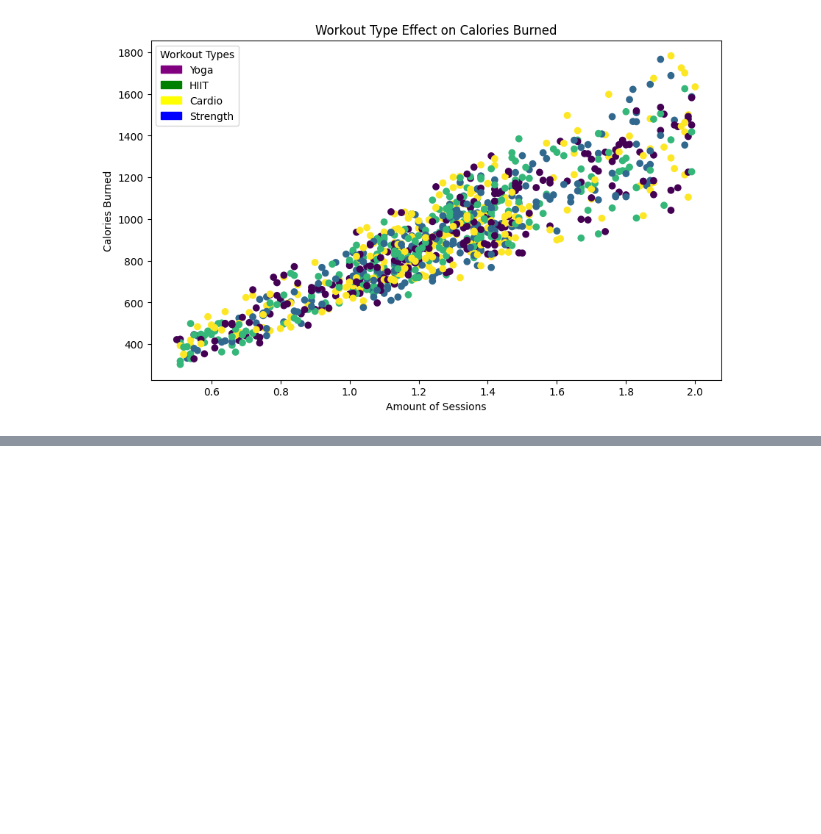
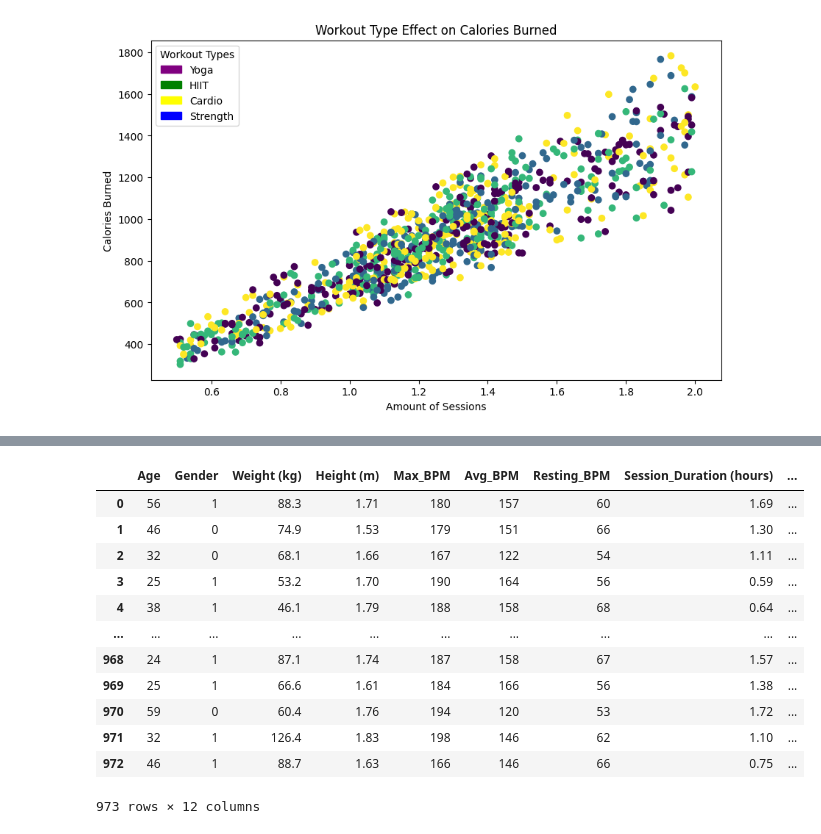
Before and after one commit to HenryGunadi/simple_linear_regression, a Jupyter notebook: main.ipynb, the cells around one changed output, grey strips where cells are left out. Saved outputs shown, nothing was run; the diff lists cells and outputs as text; code cells hidden in the pictures; blank space fills up the shorter version.

```diff
--- a/main.ipynb
+++ b/main.ipynb
@@ -256,17 +257,3 @@ plt.show()
 # %% [output]
 ['Yoga' 'HIIT' 'Cardio' 'Strength']
 [figure]
-# %%
-# change classification into integers
-def change_category_int(row):
-    if row == 'Super Lean':
-        return 0
-    elif row == 'Lean':
-        return 1
-    elif row == 'Average':
-        return 2
-    else:
-        return 3
-
-df['Fat_category'] = df['Fat_category'].apply(change_category_int)
-df.sample(10)
@@ -325,0 +282,14 @@ x
+# %%
+# change workout Type to int
+def change_wt_int(row):
+    if row == 'Cardio':
+        return 0
+    elif row == 'Strength':
+        return 1
+    elif row == 'Yoga':
+        return 2
+    else:
+        return 3
+
+df['Workout_Type'] = df['Workout_Type'].apply(change_wt_int)
+df.sample(10)
@@ -325,0 +308,4 @@ x
+# %%
+# drop unnecessary features
+new_df = df.drop(columns=['Experience_Level', 'BMI'])
+new_df.head()
@@ -325,0 +319,19 @@ x
+# %%
+# splitting variables
+y = new_df.iloc[:, 8] # dependent value
+x = new_df.drop(columns=['Calories_Burned'], axis=1) # independent value
+x
+# %% [output]
+|  | Age | Gender | Weight (kg) | Height (m) | Max_BPM | Avg_BPM | Resting_BPM | Session_Duration (hours) | ... |
+| 0 | 56 | 1 | 88.3 | 1.71 | 180 | 157 | 60 | 1.69 | ... |
+| 1 | 46 | 0 | 74.9 | 1.53 | 179 | 151 | 66 | 1.30 | ... |
+| 2 | 32 | 0 | 68.1 | 1.66 | 167 | 122 | 54 | 1.11 | ... |
+| 3 | 25 | 1 | 53.2 | 1.70 | 190 | 164 | 56 | 0.59 | ... |
+| 4 | 38 | 1 | 46.1 | 1.79 | 188 | 158 | 68 | 0.64 | ... |
+| ... | ... | ... | ... | ... | ... | ... | ... | ... | ... |
+| 968 | 24 | 1 | 87.1 | 1.74 | 187 | 158 | 67 | 1.57 | ... |
+| 969 | 25 | 1 | 66.6 | 1.61 | 184 | 166 | 56 | 1.38 | ... |
+| 970 | 59 | 0 | 60.4 | 1.76 | 194 | 120 | 53 | 1.72 | ... |
+| 971 | 32 | 1 | 126.4 | 1.83 | 198 | 146 | 62 | 1.10 | ... |
+| 972 | 46 | 1 | 88.7 | 1.63 | 166 | 146 | 66 | 0.75 | ... |
+973 rows × 12 columns
```
Also changed, not shown: parts of 14 cells of this notebook.
